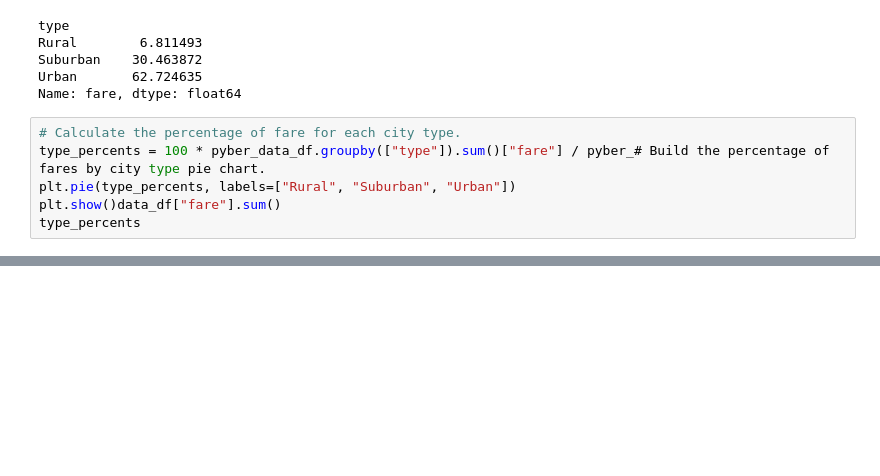
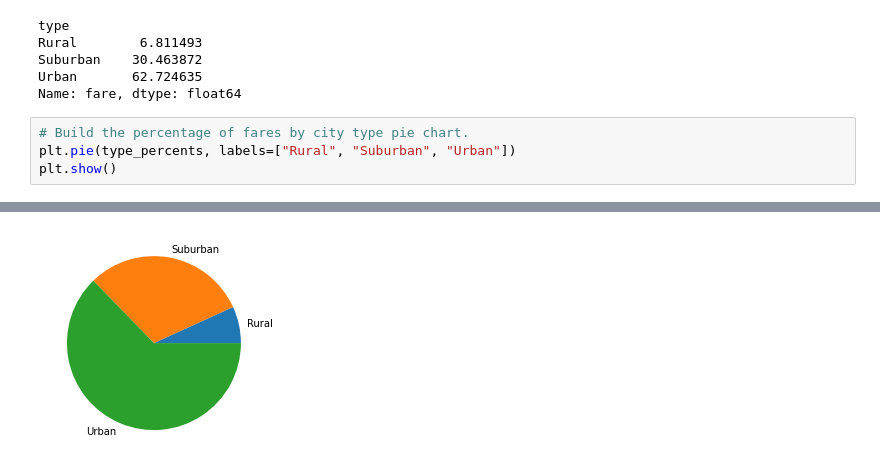
Before and after one commit to raajasrini/PyBer_Analysis, a Jupyter notebook: Pyber.ipynb, the cells around one changed output, grey strips where cells are left out. Saved outputs shown, nothing was run; the diff lists cells and outputs as text; blank space fills up the shorter version.

Commit message:
Pie chart Percentage by city type

```diff
--- a/Pyber.ipynb
+++ b/Pyber.ipynb
@@ -680,9 +680,7 @@ Suburban    30.463872
 Urban       62.724635
 Name: fare, dtype: float64
 # %%
-# Calculate the percentage of fare for each city type.
-type_percents = 100 * pyber_data_df.groupby(["type"]).sum()["fare"] / pyber_# Build the percentage of fares by city type pie chart.
+# Build the percentage of fares by city type pie chart.
 plt.pie(type_percents, labels=["Rural", "Suburban", "Urban"])
-plt.show()data_df["fare"].sum()
-type_percents
+plt.show()
 # %% [output]
@@ -689,0 +687 @@ SyntaxError: invalid syntax (<ipython-input-108-378f2ff49567>, line 4)
+[figure, added]
```
Also changed, not shown: parts of 7 cells of this notebook, 1 other file.
